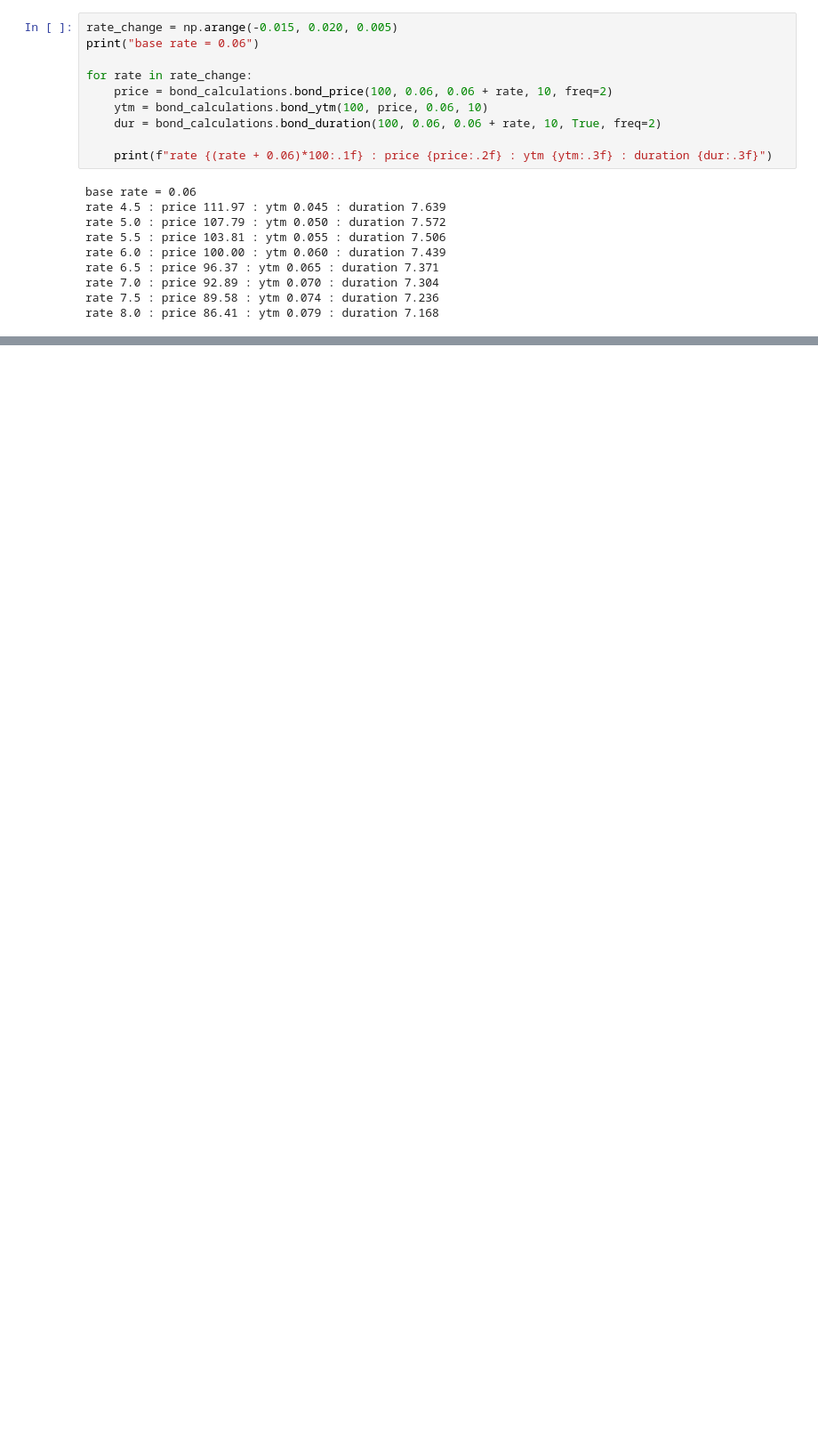
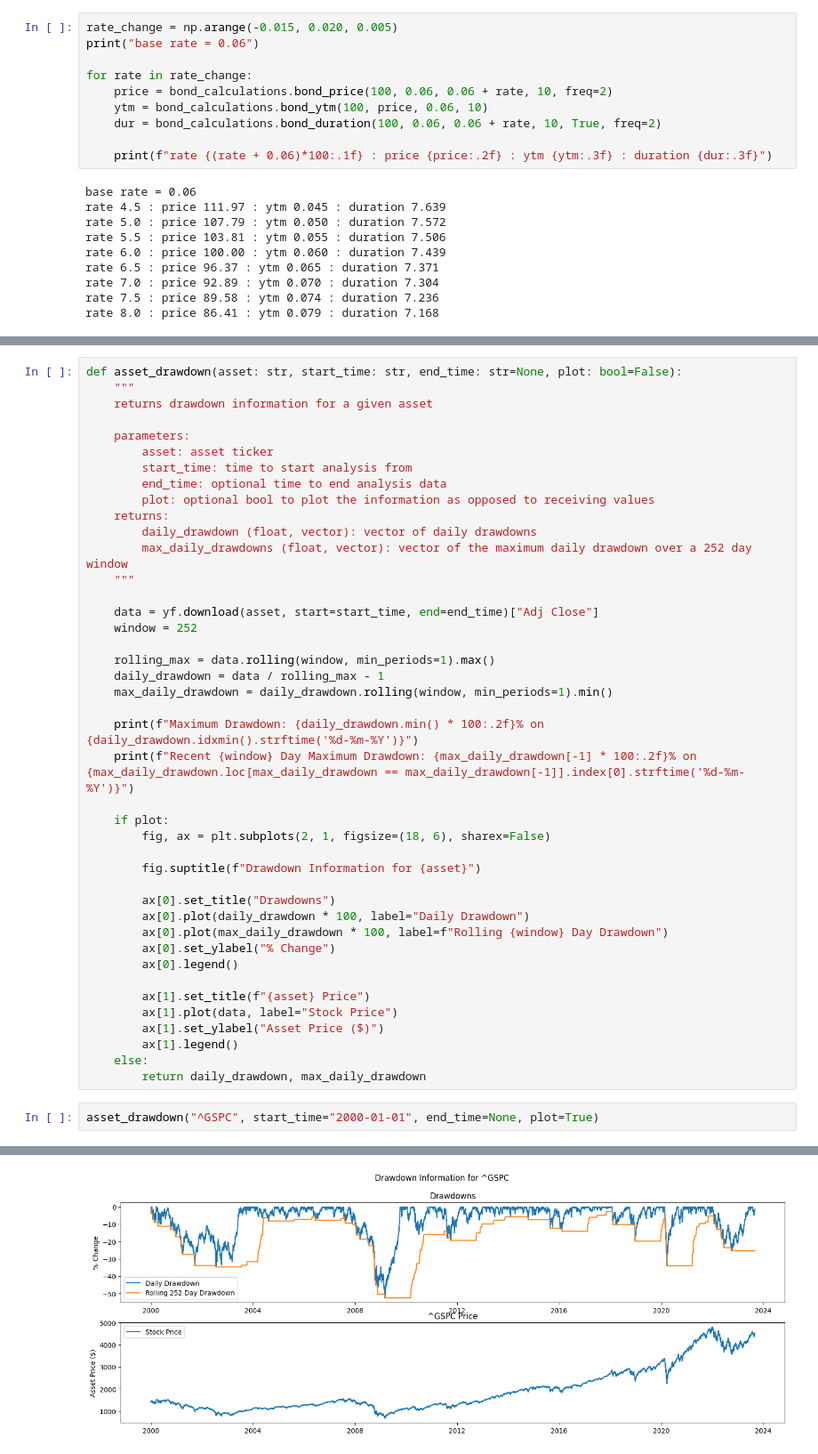
Before and after one commit to JackGreenaway/financial_calculations, a Jupyter notebook: test_notebook.ipynb, the cells around one changed output, grey strips where cells are left out. Shown at 89% size. Cells and saved outputs as stored; diff of their text form; blank space fills up the shorter version.

```diff
--- a/test_notebook.ipynb
+++ b/test_notebook.ipynb
@@ -39,0 +58,45 @@ rate 8.0 : price 86.41 : ytm 0.079 : duration 7.168
+# %%
+def asset_drawdown(asset: str, start_time: str, end_time: str=None, plot: bool=False):
+    """
+    returns drawdown information for a given asset
+
+    parameters:
+        asset: asset ticker
+        start_time: time to start analysis from
+        end_time: optional time to end analysis data
+        plot: optional bool to plot the information as opposed to receiving values
+    returns:
+        daily_drawdown (float, vector): vector of daily drawdowns
+        max_daily_drawdowns (float, vector): vector of the maximum daily drawdown over a 252 day window
+    """
+
+    data = yf.download(asset, start=start_time, end=end_time)["Adj Close"]
+    window = 252
+
+    rolling_max = data.rolling(window, min_periods=1).max()
+    daily_drawdown = data / rolling_max - 1
+    max_daily_drawdown = daily_drawdown.rolling(window, min_periods=1).min()
+
+    print(f"Maximum Drawdown: {daily_drawdown.min() * 100:.2f}% on {daily_drawdown.idxmin().strftime('%d-%m-%Y')}")
+    print(f"Recent {window} Day Maximum Drawdown: {max_daily_drawdown[-1] * 100:.2f}% on {max_daily_drawdown.loc[max_daily_drawdown == max_daily_drawdown[-1]].index[0].strftime('%d-%m-%Y')}")
+
+    if plot:
+        fig, ax = plt.subplots(2, 1, figsize=(18, 6), sharex=False)
+
+        fig.suptitle(f"Drawdown Information for {asset}")
+
+        ax[0].set_title("Drawdowns")
+        ax[0].plot(daily_drawdown * 100, label="Daily Drawdown")
+        ax[0].plot(max_daily_drawdown * 100, label=f"Rolling {window} Day Drawdown")
+        ax[0].set_ylabel("% Change")
+        ax[0].legend()
+
+        ax[1].set_title(f"{asset} Price")
+        ax[1].plot(data, label="Stock Price")
+        ax[1].set_ylabel("Asset Price ($)")
+        ax[1].legend()
+    else:
+        return daily_drawdown, max_daily_drawdown
+# %%
+asset_drawdown("^GSPC", start_time="2000-01-01", end_time=None, plot=True)
+# %% [output]
@@ -39,0 +106 @@ rate 8.0 : price 86.41 : ytm 0.079 : duration 7.168
+[figure, added]
```
Also changed, not shown: parts of 5 cells of this notebook, 2 other files.
